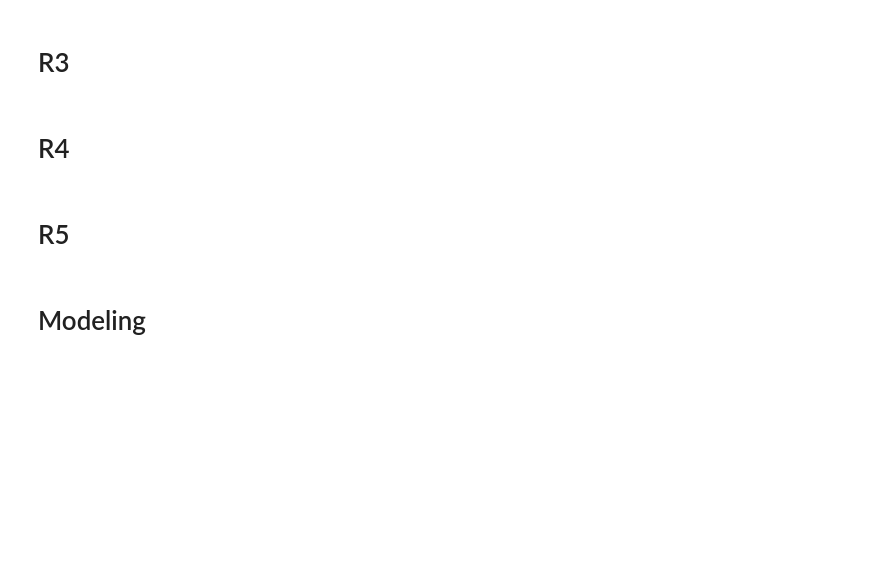
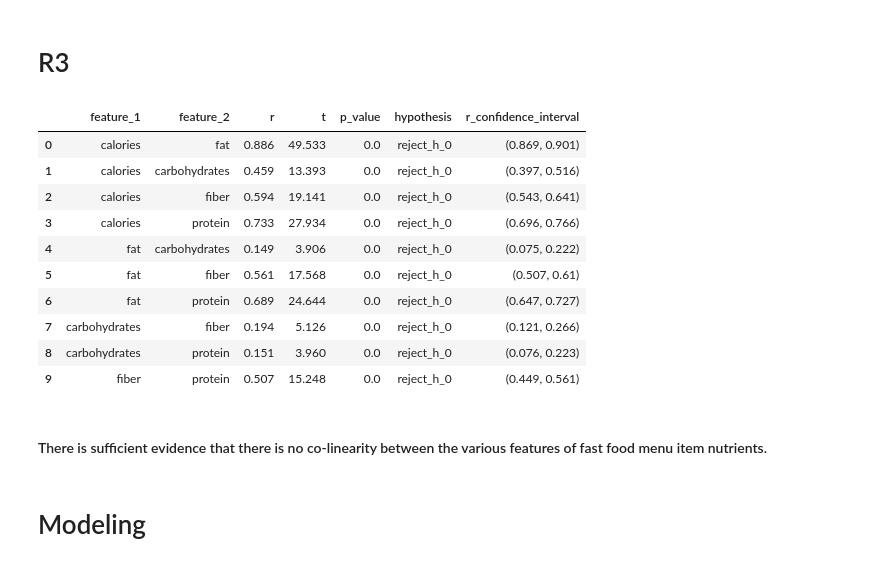
Before and after one commit to johnsonlarryl/csce_5310, a Jupyter notebook: fast_food_nutrition/notebooks/project_presentation.ipynb, the cells around one changed output. Drawn from its saved outputs; the diff is of its cells as text; code cells hidden in the pictures; blank space fills up the shorter version.

```diff
--- a/fast_food_nutrition/notebooks/project_presentation.ipynb
+++ b/fast_food_nutrition/notebooks/project_presentation.ipynb
@@ -384,10 +385,45 @@ We are 95% confident that the difference between two random population proportio
 # TODO - Do the fiber, far, protein, and carbohydrates
 # %% [markdown]
 # R3
-# %% [markdown]
-# R4
-# %% [markdown]
-# R5
+# %%
+data = []
+alpha = 0.05
+n = len(menu)
+df = n - 2
+test = Test.TWO_TAILED
+
+t = TTest.get_t_score_table_value(alpha, df, test)
+
+for feature_1, feature_2 in list(itertools.combinations(menu.columns, 2)):
+    r, p_value = TTest.calculate_r(menu[feature_1], menu[feature_2], Test.TWO_TAILED)
+    t = TTest.convert_from_r_to_t(r, n)
+    hypothesis = TTest.calculate_hypothesis_critical_value_test_method(t, alpha, df, test)
+    r_confidence_interval = CoLinearity.pearson_r_confidence_interval(menu[feature_1], menu[feature_2], alpha)
+    entry = [feature_1, feature_2, r, t, p_value, hypothesis, r_confidence_interval]
+    data.append(entry)
+
+correlation_matrix = pd.DataFrame(data=data, columns = ["feature_1",
+                                                        "feature_2",
+                                                        "r",
+                                                        "t",
+                                                        "p_value",
+                                                        "hypothesis",
+                                                        "r_confidence_interval"])
+correlation_matrix
+# %% [output]
+|  | feature_1 | feature_2 | r | t | p_value | hypothesis | r_confidence_interval |
+| 0 | calories | fat | 0.886 | 49.533 | 0.0 | reject_h_0 | (0.869, 0.901) |
+| 1 | calories | carbohydrates | 0.459 | 13.393 | 0.0 | reject_h_0 | (0.397, 0.516) |
+| 2 | calories | fiber | 0.594 | 19.141 | 0.0 | reject_h_0 | (0.543, 0.641) |
+| 3 | calories | protein | 0.733 | 27.934 | 0.0 | reject_h_0 | (0.696, 0.766) |
+| 4 | fat | carbohydrates | 0.149 | 3.906 | 0.0 | reject_h_0 | (0.075, 0.222) |
+| 5 | fat | fiber | 0.561 | 17.568 | 0.0 | reject_h_0 | (0.507, 0.61) |
+| 6 | fat | protein | 0.689 | 24.644 | 0.0 | reject_h_0 | (0.647, 0.727) |
+| 7 | carbohydrates | fiber | 0.194 | 5.126 | 0.0 | reject_h_0 | (0.121, 0.266) |
+| 8 | carbohydrates | protein | 0.151 | 3.960 | 0.0 | reject_h_0 | (0.076, 0.223) |
+| 9 | fiber | protein | 0.507 | 15.248 | 0.0 | reject_h_0 | (0.449, 0.561) |
+# %% [markdown]
+#### There is sufficient evidence that there is no co-linearity between the various features of fast food menu item nutrients.
 # %% [markdown]
 # Modeling
 # %%
```
Also changed, not shown: parts of 9 cells of this notebook, 5 other files.
